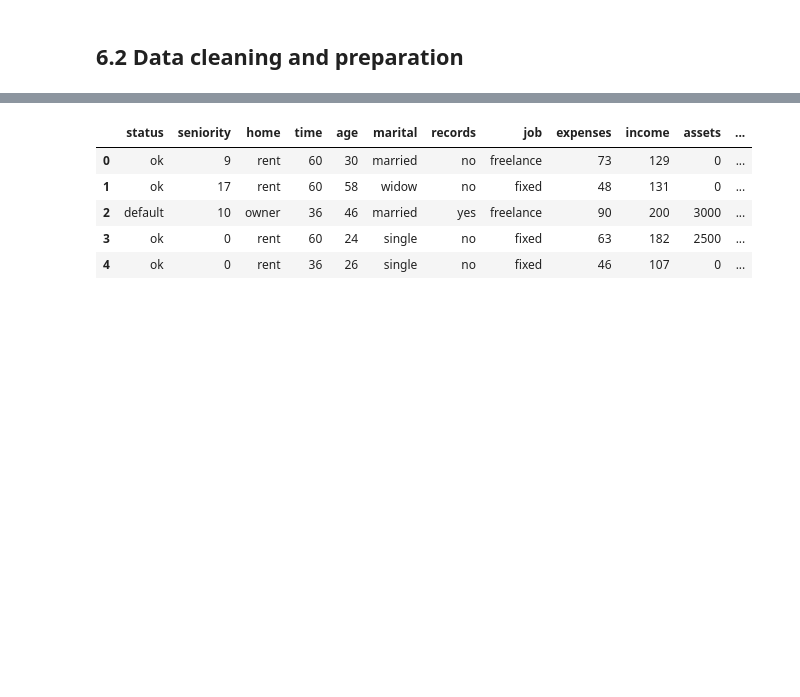
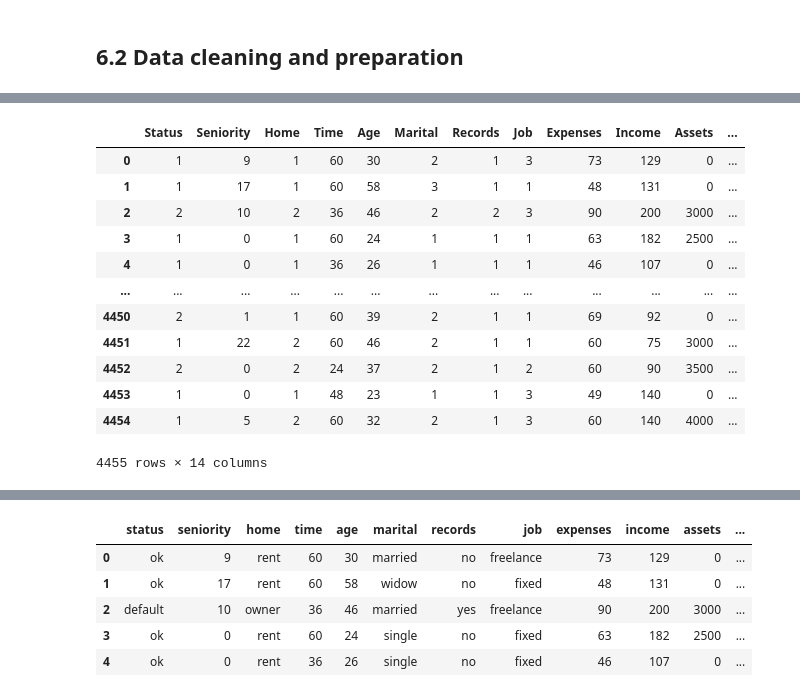
Before and after one commit to wanyingng/machine-learning-zoomcamp-2024, a Jupyter notebook: 06-trees/06-credit-risk.ipynb, the cells around one changed output, grey strips where cells are left out. Drawn from its saved outputs; the diff is of its cells as text; code cells hidden in the pictures; blank space fills up the shorter version.

```diff
--- a/06-trees/06-credit-risk.ipynb
+++ b/06-trees/06-credit-risk.ipynb
@@ -71,2 +64,17 @@ CreditScoring.csv   100%[===================>] 178.21K   396KB/s    in 0.5s
 # %%
 df = pd.read_csv(data)
+df
+# %% [output]
+|  | Status | Seniority | Home | Time | Age | Marital | Records | Job | Expenses | Income | Assets | ... |
+| 0 | 1 | 9 | 1 | 60 | 30 | 2 | 1 | 3 | 73 | 129 | 0 | ... |
+| 1 | 1 | 17 | 1 | 60 | 58 | 3 | 1 | 1 | 48 | 131 | 0 | ... |
+| 2 | 2 | 10 | 2 | 36 | 46 | 2 | 2 | 3 | 90 | 200 | 3000 | ... |
+| 3 | 1 | 0 | 1 | 60 | 24 | 1 | 1 | 1 | 63 | 182 | 2500 | ... |
+| 4 | 1 | 0 | 1 | 36 | 26 | 1 | 1 | 1 | 46 | 107 | 0 | ... |
+| ... | ... | ... | ... | ... | ... | ... | ... | ... | ... | ... | ... | ... |
+| 4450 | 2 | 1 | 1 | 60 | 39 | 2 | 1 | 1 | 69 | 92 | 0 | ... |
+| 4451 | 1 | 22 | 2 | 60 | 46 | 2 | 1 | 1 | 60 | 75 | 3000 | ... |
+| 4452 | 2 | 0 | 2 | 24 | 37 | 2 | 1 | 2 | 60 | 90 | 3500 | ... |
+| 4453 | 1 | 0 | 1 | 48 | 23 | 1 | 1 | 3 | 49 | 140 | 0 | ... |
+| 4454 | 1 | 5 | 2 | 60 | 32 | 2 | 1 | 3 | 60 | 140 | 4000 | ... |
+4455 rows × 14 columns
```
Also changed, not shown: parts of 70 cells of this notebook.
